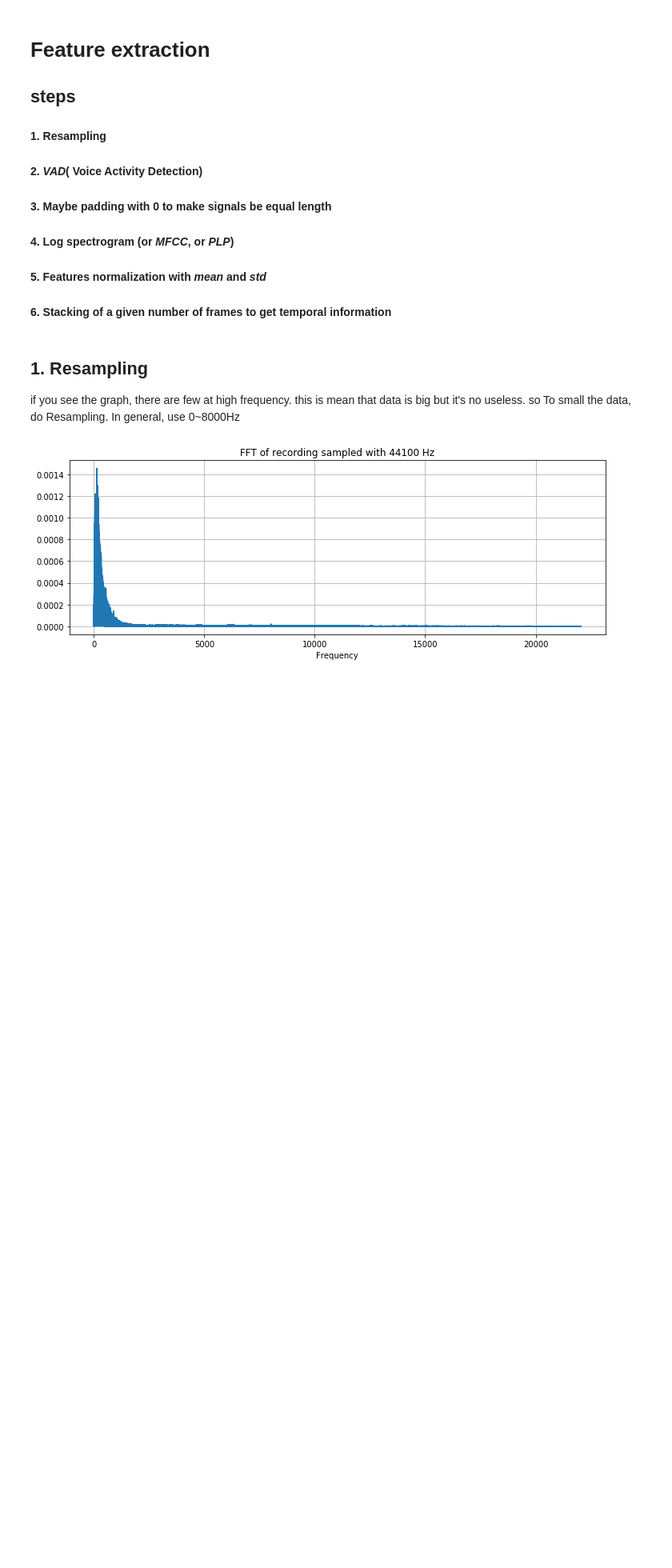
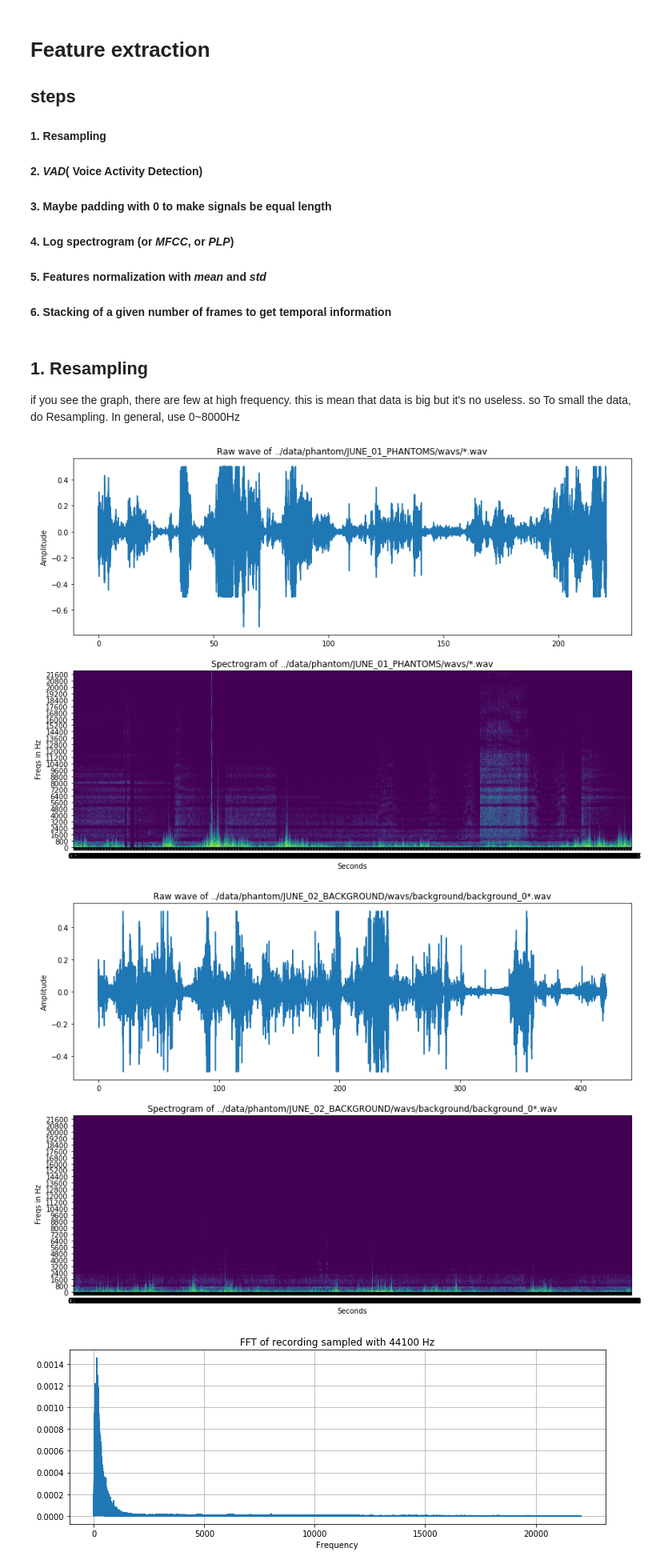
Before and after one commit to seven-up-purdue/uav-audio-detection, a Jupyter notebook: notebooks/RNN_python.ipynb, the cells around one changed output. Shown at 80% size. Saved outputs shown, nothing was run; the diff lists cells and outputs as text; code cells hidden in the pictures; blank space fills up the shorter version.

Commit message:
fix: add spectrogram diagram

```diff
--- a/notebooks/RNN_python.ipynb
+++ b/notebooks/RNN_python.ipynb
@@ -113,3 +111,8 @@ def showFreqTime(combine):
+# %%
+showFreqTime(combine)
+# %% [output]
+[figure, added]
+[figure, added]
 # %%
 def custom_fft(y, fs):
     T = 1.0 / fs
```
Also changed, not shown: parts of 3 cells of this notebook.
